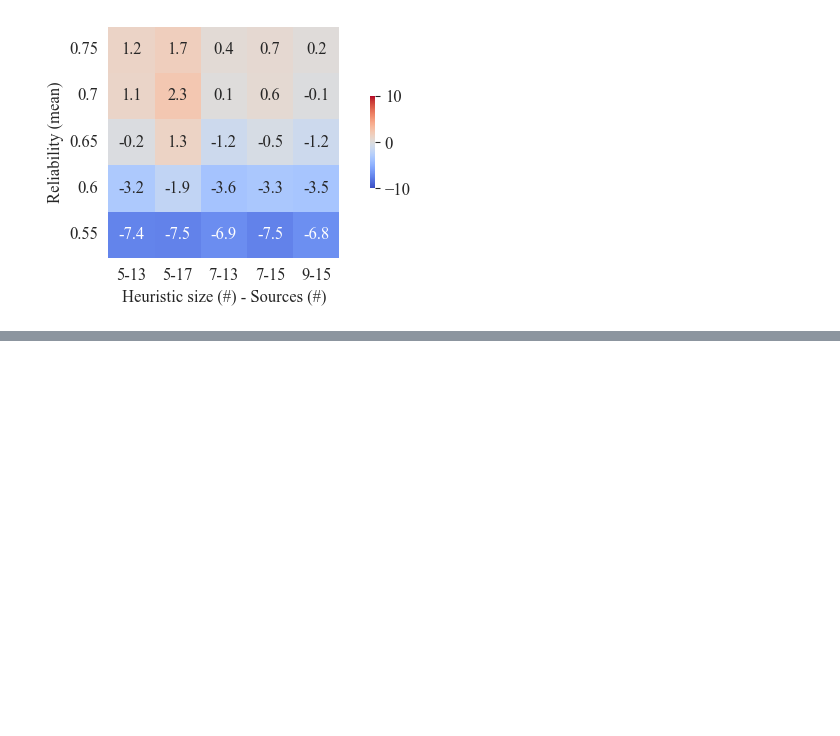
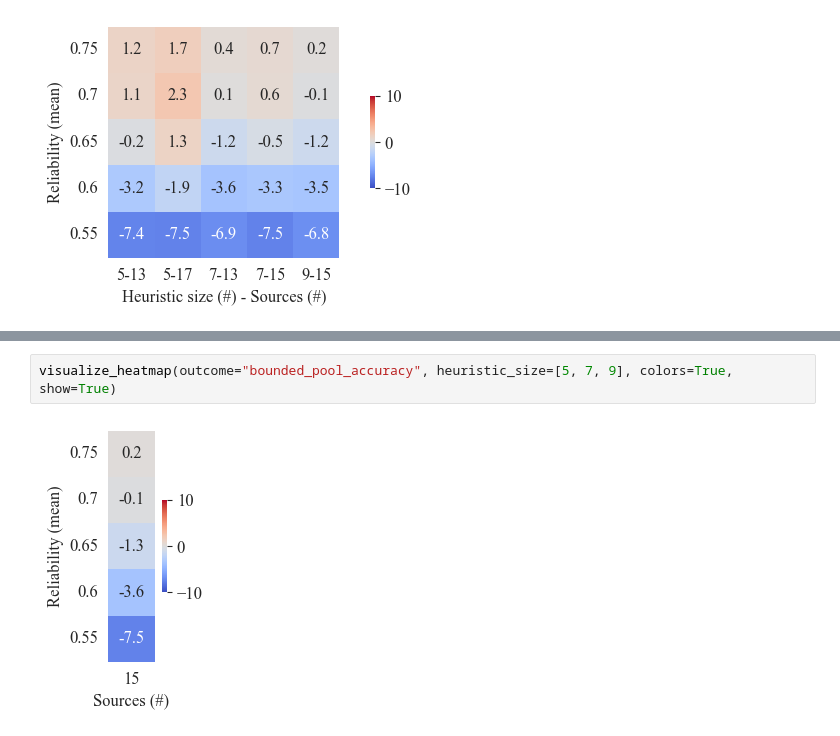
Before and after one commit to HeinDuijf/DiversityAbility, a Jupyter notebook: DataAnalysis.ipynb, the cells around one changed output, grey strips where cells are left out. Drawn from its saved outputs; the diff is of its cells as text; blank space fills up the shorter version.

```diff
--- a/DataAnalysis.ipynb
+++ b/DataAnalysis.ipynb
@@ -640,0 +651,4 @@ visualize_heatmap_multiple_heuristics(outcome="bounded_pool_accuracy", colors=Tr
+# %%
+visualize_heatmap(outcome="bounded_pool_accuracy", heuristic_size=[5, 7, 9], colors=True, show=True)
+# %% [output]
+[figure, added]
```
Also changed, not shown: parts of 3 cells of this notebook.
